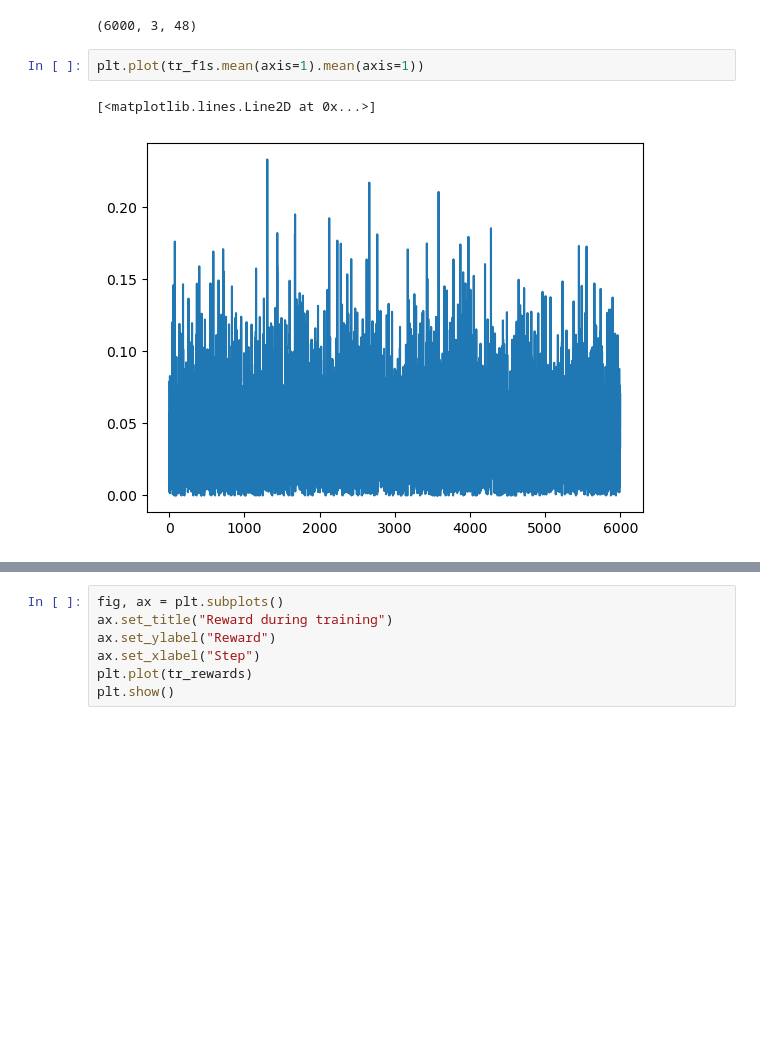
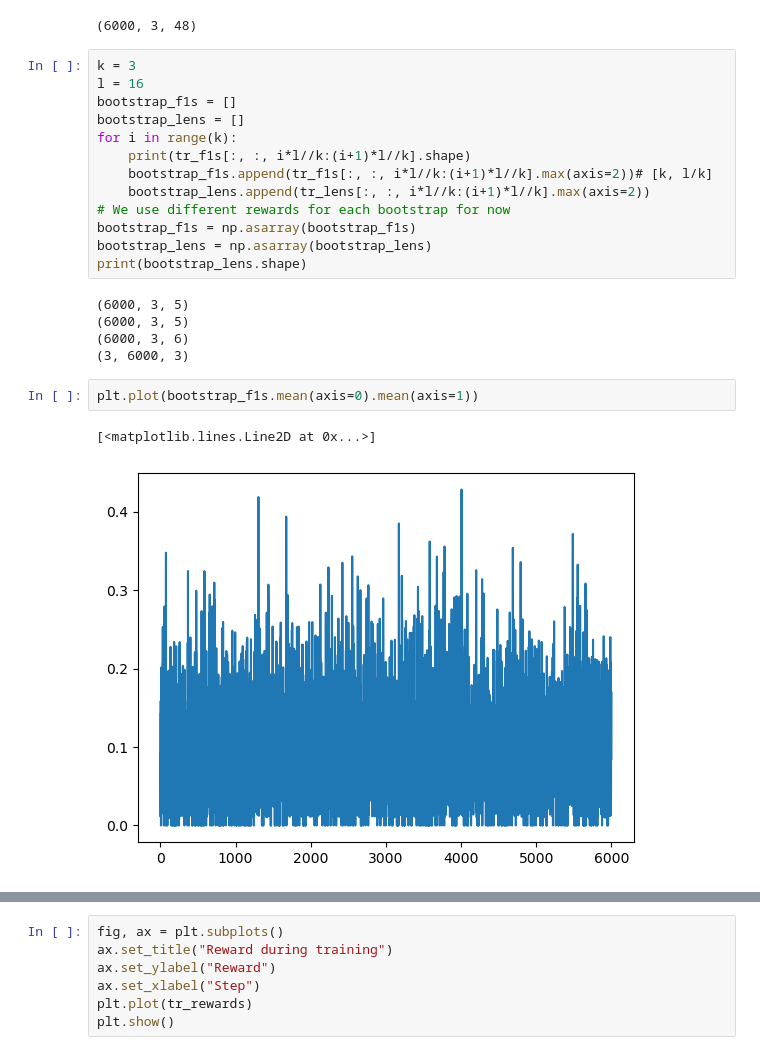
Before and after one commit to himajag53/Optimizing_Prompts_With_RL, a Jupyter notebook: rl-prompt-main/question-answering/analysis.ipynb, the cells around one changed output, grey strips where cells are left out. Cells and saved outputs as stored; diff of their text form; blank space fills up the shorter version.

Commit message:
eval results w bootstrapping

```diff
--- a/rl-prompt-main/question-answering/analysis.ipynb
+++ b/rl-prompt-main/question-answering/analysis.ipynb
@@ -111,9 +111,27 @@ plt.plot(tr_ems.mean(axis=1).mean(axis=1))
 tr_f1s.shape
 # %% [output]
 (6000, 3, 48)
+# %%
+k = 3
+l = 16
+bootstrap_f1s = []
+bootstrap_lens = []
+for i in range(k):
+    print(tr_f1s[:, :, i*l//k:(i+1)*l//k].shape)
+    bootstrap_f1s.append(tr_f1s[:, :, i*l//k:(i+1)*l//k].max(axis=2))# [k, l/k]
+    bootstrap_lens.append(tr_lens[:, :, i*l//k:(i+1)*l//k].max(axis=2))
+# We use different rewards for each bootstrap for now
+bootstrap_f1s = np.asarray(bootstrap_f1s)
+bootstrap_lens = np.asarray(bootstrap_lens)
+print(bootstrap_lens.shape)
+# %% [output]
+(6000, 3, 5)
+(6000, 3, 5)
+(6000, 3, 6)
+(3, 6000, 3)
 # %%
-plt.plot(tr_f1s.mean(axis=1).mean(axis=1))
+plt.plot(bootstrap_f1s.mean(axis=0).mean(axis=1))
 # %% [output]
 [<matplotlib.lines.Line2D at 0x...>]
-[figure, old version]
+[figure, new version]
 # %%
```
Also changed, not shown: parts of 1 cell of this notebook.
